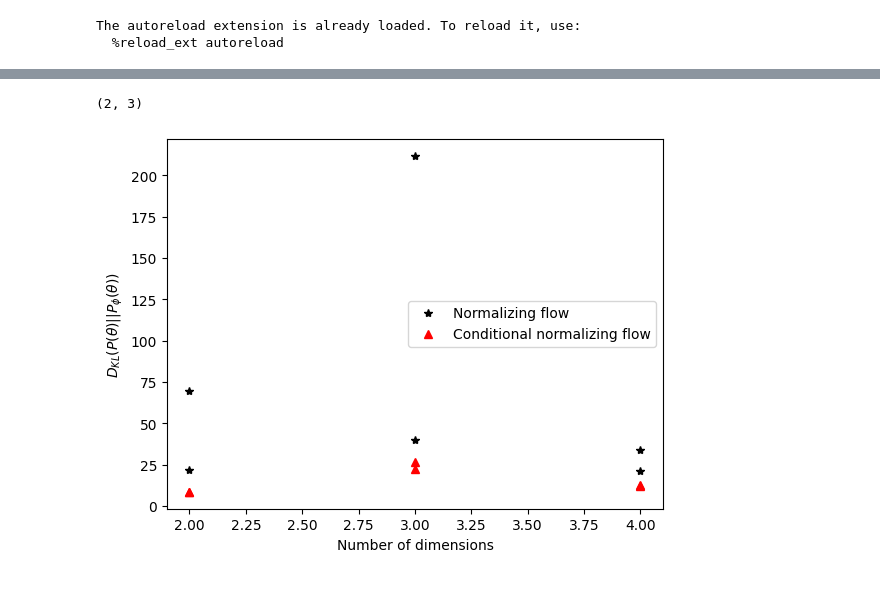
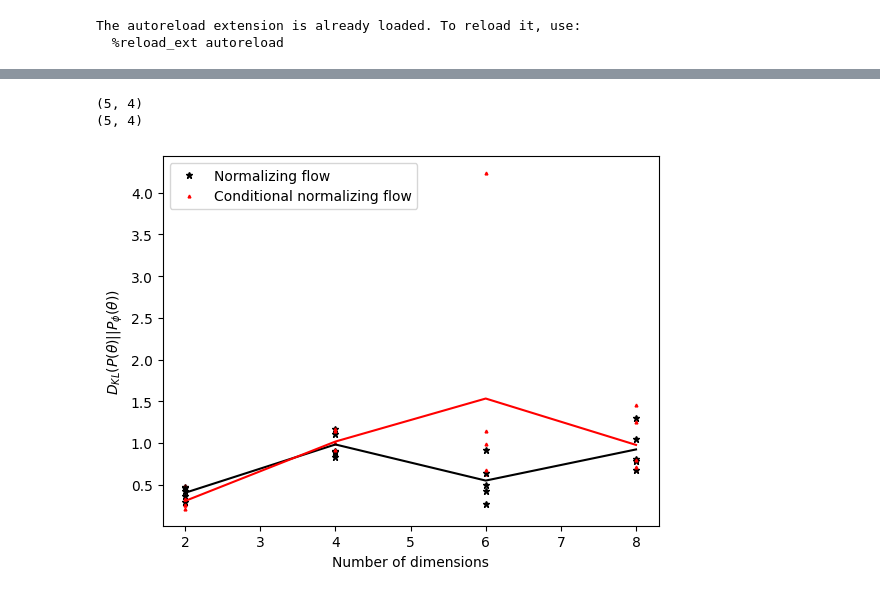
Before and after one commit to htjb/beta-flows, a Jupyter notebook: flows_for_mixture_models.ipynb, the cells around one changed output, grey strips where cells are left out. Saved outputs shown, nothing was run; the diff lists cells and outputs as text; code cells hidden in the pictures.

```diff
--- a/flows_for_mixture_models.ipynb
+++ b/flows_for_mixture_models.ipynb
@@ -15,9 +15,9 @@ The autoreload extension is already loaded. To reload it, use:
 # %%
 nbeta_samples = 10
 nmixtures = 5
-nRepeats = 2
-ndims = [2, 3, 4]#, 5, 6]#, 7, 8]
-NUMBER_NETS = 2
+nRepeats = 5
+ndims = [2, 4, 6, 8]
+NUMBER_NETS = 6
 HIDDEN_LAYERS = [50]
 bepochs = 10000
 mepochs = 10000
@@ -150,15 +166,19 @@ Early stopped. Epochs used = 1399. Minimum at epoch = 1199
 # %%
 
 print(nflpRepeats.shape)
+print(cnflpRepeats.shape)
 for i in range(nRepeats-1):
-    plt.plot(ndims, nflpRepeats[i, :], ls='', c='k', marker='*', label='_Normalizing flow')
-    plt.plot(ndims, cnflpRepeats[i, :], ls='', c='r', marker='^', label='_Conditional normalizing flow')
-plt.plot(ndims, nflpRepeats[nRepeats-1, :], ls='', c='k', marker='*', label='Normalizing flow')
-plt.plot(ndims, cnflpRepeats[nRepeats-1, :], ls='', c='r', marker='^', label='Conditional normalizing flow')
+    plt.plot(ndims, nflpRepeats[i, :], ls='', c='k', marker='*', ms=5, label='_Normalizing flow')
+    plt.plot(ndims, cnflpRepeats[i, :], ls='', c='r', marker='^', ms=2, label='_Conditional normalizing flow')
+plt.plot(ndims, nflpRepeats[nRepeats-1, :], ls='', c='k', marker='*',ms=5, label='Normalizing flow')
+plt.plot(ndims, cnflpRepeats[nRepeats-1, :], ls='', c='r', marker='^',ms=2, label='Conditional normalizing flow')
+plt.plot(ndims, np.mean(nflpRepeats, axis=0), c='k', label='_Normalizing flow')
+plt.plot(ndims, np.mean(cnflpRepeats, axis=0), c='r', label='_Conditional normalizing flow')
 plt.xlabel('Number of dimensions')
 plt.ylabel(r'$D_{KL}(P(\theta)||P_\phi(\theta))$')
 plt.legend()
 plt.show()
 # %% [output]
-(2, 3)
+(5, 4)
+(5, 4)
-[figure, old version]
+[figure, new version]
```
Also changed, not shown: parts of 1 cell of this notebook, 47 other files.
